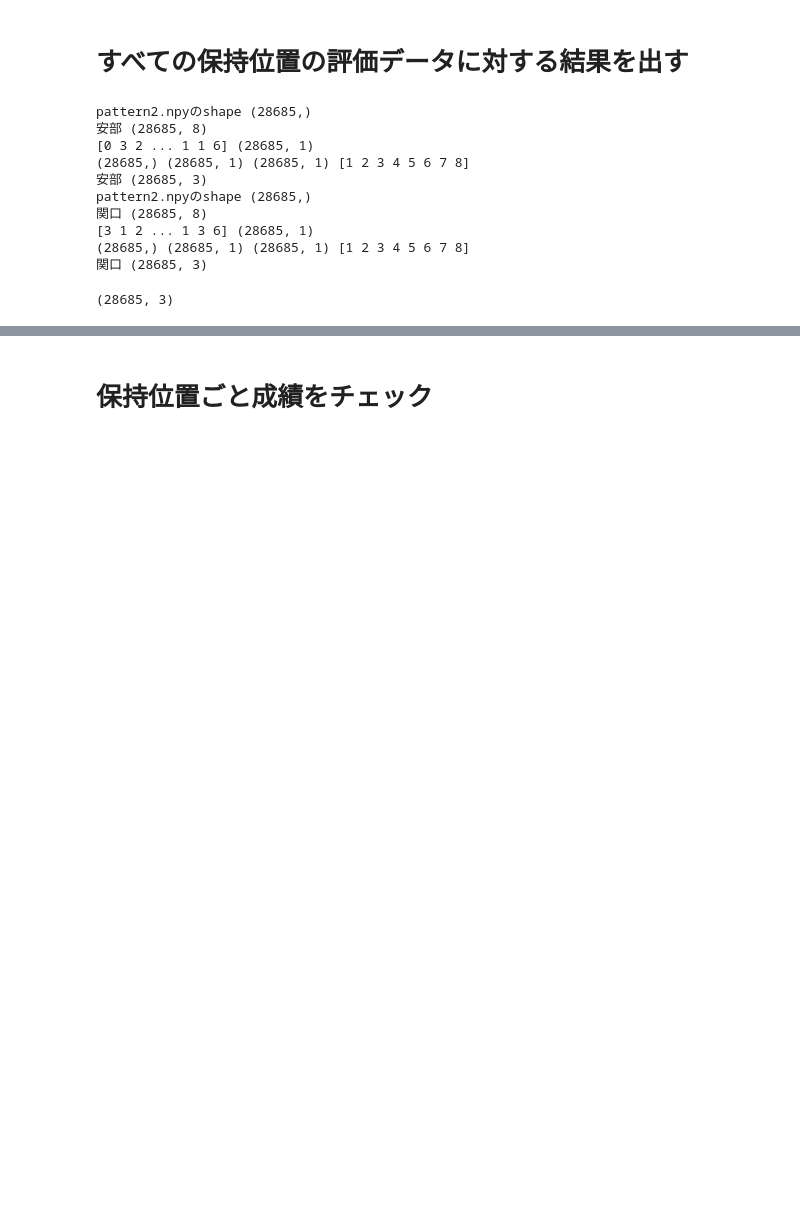
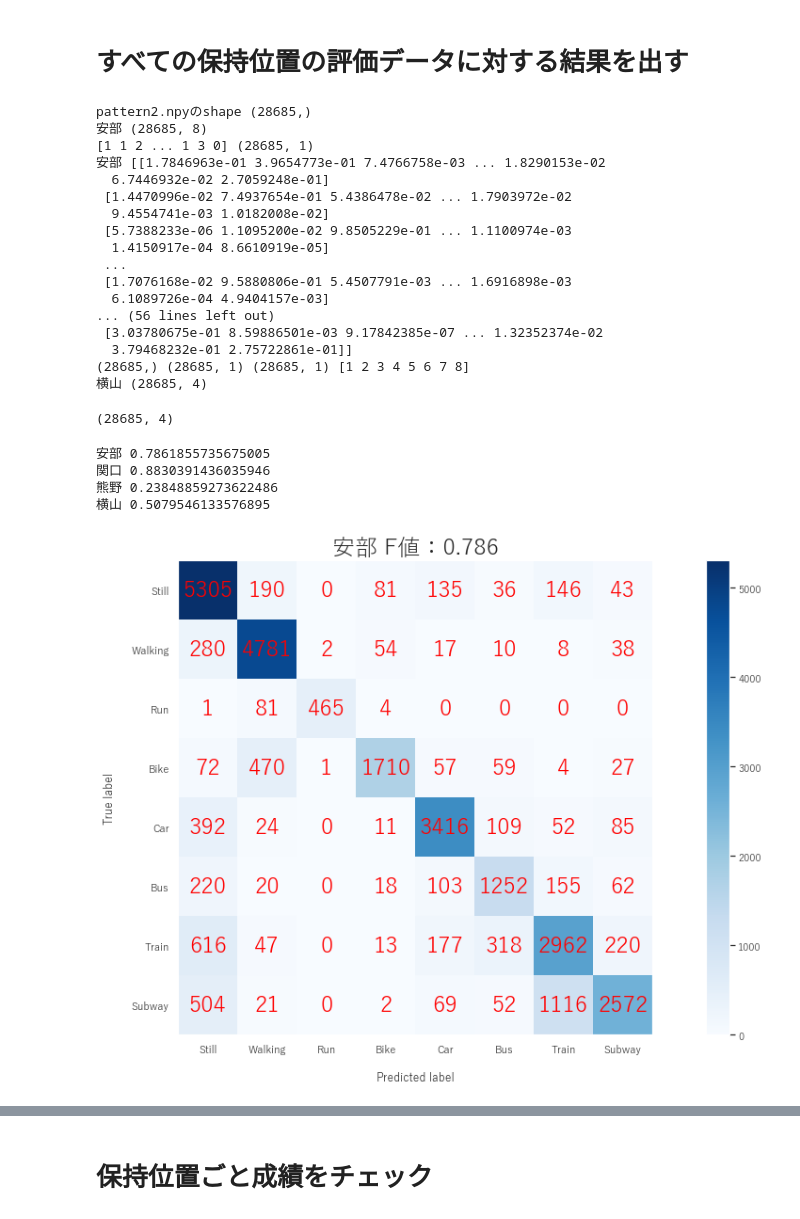
Before and after one commit to nekketsu2010/SHL2020, a Jupyter notebook: Notebook/安部関口分類フロー検証/Hipsパターン2検証.ipynb, the cells around one changed output, grey strips where cells are left out. Saved outputs shown, nothing was run; the diff lists cells and outputs as text; code cells hidden in the pictures; blank space fills up the shorter version.

```diff
--- a/Notebook/安部関口分類フロー検証/Hipsパターン2検証.ipynb
+++ b/Notebook/安部関口分類フロー検証/Hipsパターン2検証.ipynb
@@ -94,9 +104,9 @@ def pattern2Concat(kind, hold_position, name):
 # %%
 # hold_positions = ["Bag", "Hips", "Torso", "Hand"]
 hold_positions = ["Hips"]
-# names = ["安部", "関口", "熊野", "横山"]
+names = ["安部", "関口", "熊野", "横山"]
 # names = ["安部", "関口", "熊野"]
-names = ["安部", "関口"]
+# names = ["安部", "関口"]
 patterns = []
 
 for name in names:
@@ -110,12 +120,35 @@ patterns[0].shape
 # %% [output]
 pattern2.npyのshape (28685,)
 安部 (28685, 8)
-[0 3 2 ... 1 1 6] (28685, 1)
+[1 1 2 ... 1 3 0] (28685, 1)
+安部 [[1.7846963e-01 3.9654773e-01 7.4766758e-03 ... 1.8290153e-02
+  6.7446932e-02 2.7059248e-01]
+ [1.4470996e-02 7.4937654e-01 5.4386478e-02 ... 1.7903972e-02
+  9.4554741e-03 1.0182008e-02]
+ [5.7388233e-06 1.1095200e-02 9.8505229e-01 ... 1.1100974e-03
+  1.4150917e-04 8.6610919e-05]
+ ...
+ [1.7076168e-02 9.5880806e-01 5.4507791e-03 ... 1.6916898e-03
+  6.1089726e-04 4.9404157e-03]
+... (56 lines left out)
+ [3.03780675e-01 8.59886501e-03 9.17842385e-07 ... 1.32352374e-02
+  3.79468232e-01 2.75722861e-01]]
 (28685,) (28685, 1) (28685, 1) [1 2 3 4 5 6 7 8]
-安部 (28685, 3)
-pattern2.npyのshape (28685,)
-関口 (28685, 8)
-[3 1 2 ... 1 3 6] (28685, 1)
-(28685,) (28685, 1) (28685, 1) [1 2 3 4 5 6 7 8]
-関口 (28685, 3)
+横山 (28685, 4)
-(28685, 3)
+(28685, 4)
+# %%
+class_names = ["Still", "Walking", "Run", "Bike", "Car", "Bus", "Train", "Subway"]
+
+for pattern, name in zip(patterns, names):
+    plot_confusion_matrix(pattern['label'], pattern[name + "predict"], class_names, normalize=False, fontsize=24)
+    plt.grid(False)
+
+    f1 = f1_score(pattern['label'], pattern[name + "predict"], average="macro")
+    plt.title(name + " F値：" + "{0:.3f}".format(f1), fontsize=24)
+    print(name, f1)
+# %% [output]
+安部 0.7861855735675005
+関口 0.8830391436035946
+熊野 0.23848859273622486
+横山 0.5079546133576895
+[figure, added]
```
Also changed, not shown: parts of 38 cells of this notebook, 3 other files.
